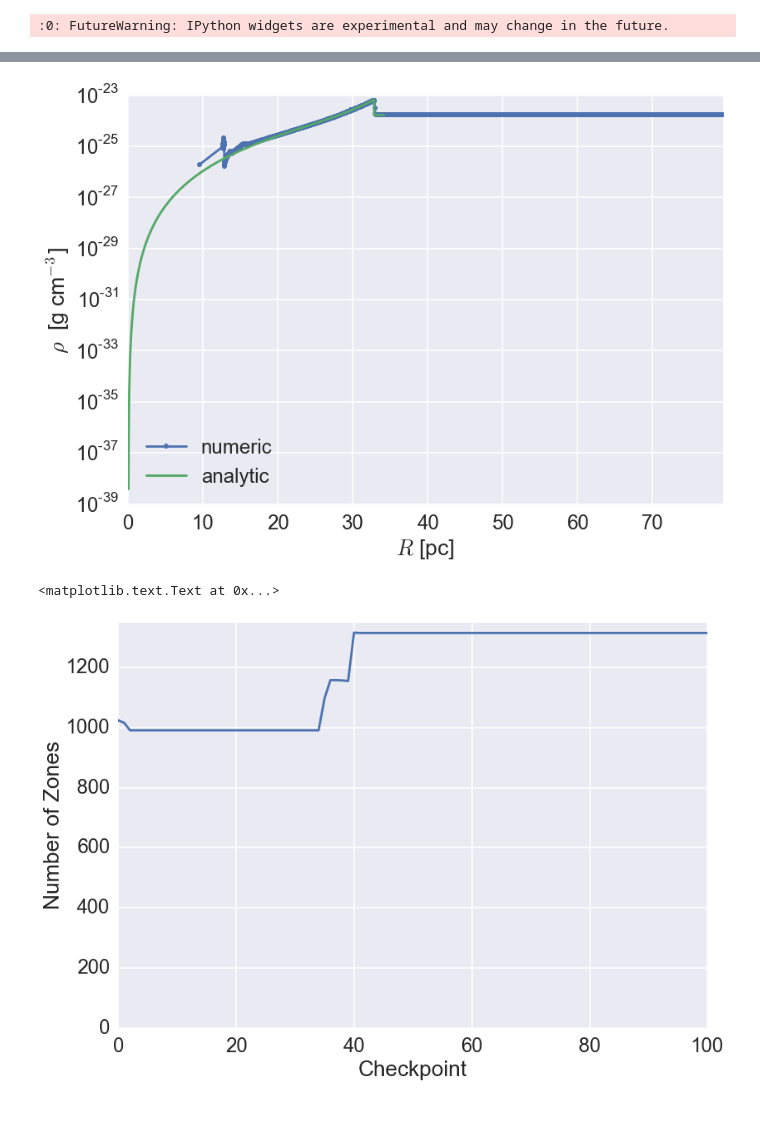
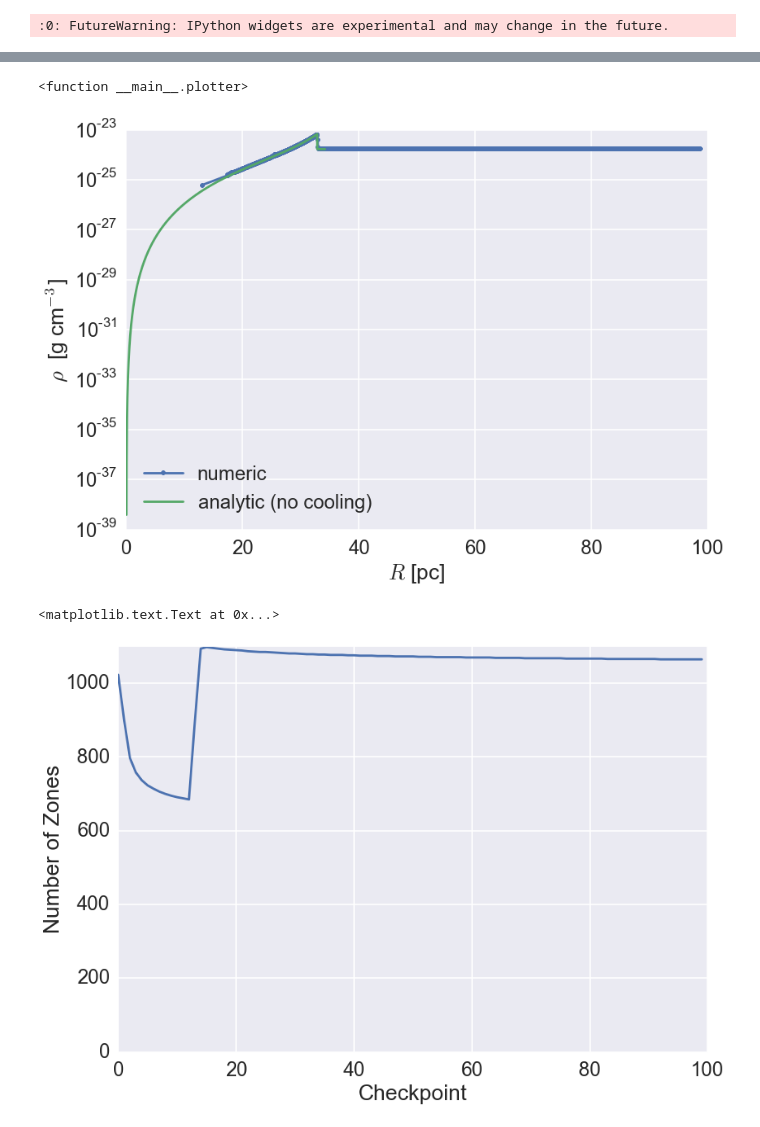
Before and after one commit to egentry/clustered_SNe, a Jupyter notebook: visualize.ipynb, the cells around one changed output, grey strips where cells are left out. Cells and saved outputs as stored; diff of their text form; code cells hidden in the pictures.

Commit message:
fixed boundary conditions bug (still can't do AMR on innermost cell); various improvements

```diff
--- a/visualize.ipynb
+++ b/visualize.ipynb
@@ -28,6 +28,5 @@ pc       = units.pc.to(units.cm)
 yr       = units.yr.to(units.s)
 M_solar  = units.MsolMass.to(units.g)
 gamma    = 5./3
-mu       = .67       # mean molecular weight [dimensionless]
 # %% [output]
 :0: FutureWarning: IPython widgets are experimental and may change in the future.
@@ -38,12 +33,14 @@ mu       = .67       # mean molecular weight [dimensionless]
 # %%
 data_dir = ''
-# data_dir = 'saved_runs/riemann/hydro/'
-# data_dir = 'saved_runs/riemann/hydro_with_cooling/'
+# data_dir = 'saved_runs/riemann/BC_old/hydro/1e5yr/'
+# data_dir = 'saved_runs/riemann/BC_old/hydro_with_cooling/1e6yr/'
+# data_dir = 'saved_runs/riemann/BC_new/hydro/1e5yr/'
+# data_dir = 'saved_runs/riemann/BC_new/hydro_with_cooling/1e5yr/'
 
 
 checkpoint_filenames = glob.glob(data_dir + "checkpoint_*.dat")
-if os.path.exists(data_dir + "output.dat"):
-    checkpoint_filenames.append(data_dir + "output.dat")
+# if os.path.exists(data_dir + "output.dat"):
+#     checkpoint_filenames.append(data_dir + "output.dat")
 num_checkpoints = len(checkpoint_filenames)
 
 times = np.empty(num_checkpoints)
@@ -52,6 +49,31 @@ for k, checkpoint_filename in enumerate(checkpoint_filenames):
     line = f.readline()
     times[k] = float(line.split()[3])
     f.close()
+
+
+if os.path.exists(data_dir + "overview.dat"):
+    f = open(data_dir + "overview.dat", "r")
+    line = f.readline()
+    metallicity = float(line.split()[1])
+
+    line = f.readline()
+    background_density = float(line.split()[2])
+
+    line = f.readline()
+    background_temperature = float(line.split()[2])
+    f.close()
+else:
+    metallicity = .02
+    background_density = m_proton
+    background_temperature = 1e4
+
+def calculate_mean_molecular_weight(X,Y,Z):
+    mu = (2*X + .75*Y + .5*Z)**-1
+    return mu
+Z = metallicity
+Y = .23
+X = 1 - Y - Z
+mu = calculate_mean_molecular_weight(X, Y, Z)
 
 def calc_mass(density, dV):
     mass = density * dV
@@ -73,14 +95,15 @@ zones = np.empty(num_checkpoints)
 
 #### PARSE DATAFILES INTO DATAFRAME
 cols = ["Radius", "dR", "dV", "Density", "Pressure", "Velocity", "X", "Alpha", "Temperature", "Energy", "Entropy", "Mass", "M_int"]
-cols_in = cols[:-5]
+cols_in   = cols[:-5]
 cols_plot = cols[0:6] + cols[8:]
 
 df = pd.DataFrame()
 for k, checkpoint_filename in enumerate(checkpoint_filenames):
     array_tmp = np.loadtxt(checkpoint_filename)
-    index = pd.MultiIndex.from_product([k, range(array_tmp.shape[0])], names=["k","i"])
-    df_tmp = pd.DataFrame(array_tmp, columns=cols_in, index = index)
+    array_tmp = array_tmp[0:-1] # ignore inner + outer guard cells
+    index     = pd.MultiIndex.from_product([k, range(array_tmp.shape[0])], names=["k","i"])
+    df_tmp    = pd.DataFrame(array_tmp, columns=cols_in, index = index)
 
     df_tmp["Temperature"] = (df_tmp.Pressure / df_tmp.Density) * (mu * m_proton / k_b)
     df_tmp["Energy"] = (df_tmp.Pressure / df_tmp.Density) / (gamma-1)
@@ -121,9 +144,9 @@ label_dict = {"Radius"      :"$R$ [pc]",
 
 def plotter(y_axis_variable = "Density",
             Radius_as_x_axis = True,
-            outer_limit_log = 0.5,
-            checkpoint_index = 0):
-    marker="."
+            with_Sedov = True,
+            outer_limit_log = 2,
+            checkpoint_index = num_checkpoints-1):
 
     df_tmp = df.loc[checkpoint_index]
 
@@ -142,20 +165,23 @@ def plotter(y_axis_variable = "Density",
     else:
         x_axis_variable = "M_int"
 
+    marker = "."
     plt.plot(df_tmp[x_axis_variable], df_tmp[y_axis_variable], marker=marker, label="numeric")
 
+    if with_Sedov is True:
+        sedov_cols = ["Radius", "Velocity", "Density", "Temperature", "C_ad", "Energy", "Pressure", "Entropy", "Mass"]
+        if y_axis_variable in sedov_cols:
+            sedov = dimensionalize_sedov.main(time, metallicity=metallicity,
+                                                    background_density=background_density,
+                                                    background_temperature=background_temperature)
+            sedov = np.array(sedov).transpose()
+            df_sedov = pd.DataFrame.from_records(sedov,
+                                                 columns=sedov_cols)
+            df_sedov.Radius /= pc
+            df_sedov.Mass /= M_solar
+            df_sedov["M_int"] = df_sedov.Mass.cumsum()
 
-    sedov_cols = ["Radius", "Velocity", "Density", "Temperature", "C_ad", "Energy", "Pressure", "Entropy", "Mass"]
-    if y_axis_variable in sedov_cols:
-        sedov = dimensionalize_sedov.main(time)
-        sedov = np.array(sedov).transpose()
-        df_sedov = pd.DataFrame.from_records(sedov,
-                                             columns=sedov_cols)
-        df_sedov.Radius /= pc
-        df_sedov.Mass /= M_solar
-        df_sedov["M_int"] = df_sedov.Mass.cumsum()
-
-        plt.plot(df_sedov[x_axis_variable], df_sedov[y_axis_variable], label="analytic")
+            plt.plot(df_sedov[x_axis_variable], df_sedov[y_axis_variable], label="analytic (no cooling)")
 
     plt.xlabel(label_dict[x_axis_variable])
     plt.ylabel(label_dict[y_axis_variable])
@@ -178,4 +204,5 @@ energy conserved to:  -3.79472350907e-08
+<function __main__.plotter>
-[figure, old version]
+[figure, new version]
 # %%
 plt.plot(zones)
 plt.ylim(ymin=0)
@@ -183,7 +210,7 @@ plt.ylabel("Number of Zones")
 plt.xlabel("Checkpoint")
 # %% [output]
 <matplotlib.text.Text at 0x...>
-[figure, old version]
+[figure, new version]
 # %%
 E_err = (E_tot - E_tot[0]) / E_tot[0]
 print(E_tot)
```
Also changed, not shown: parts of 3 cells of this notebook, 18 other files.
